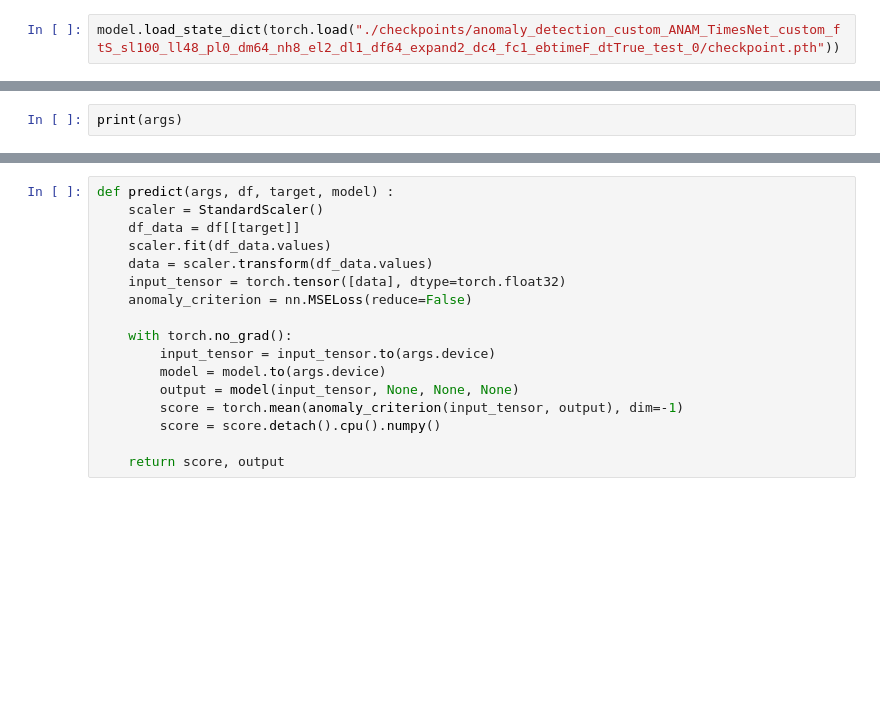
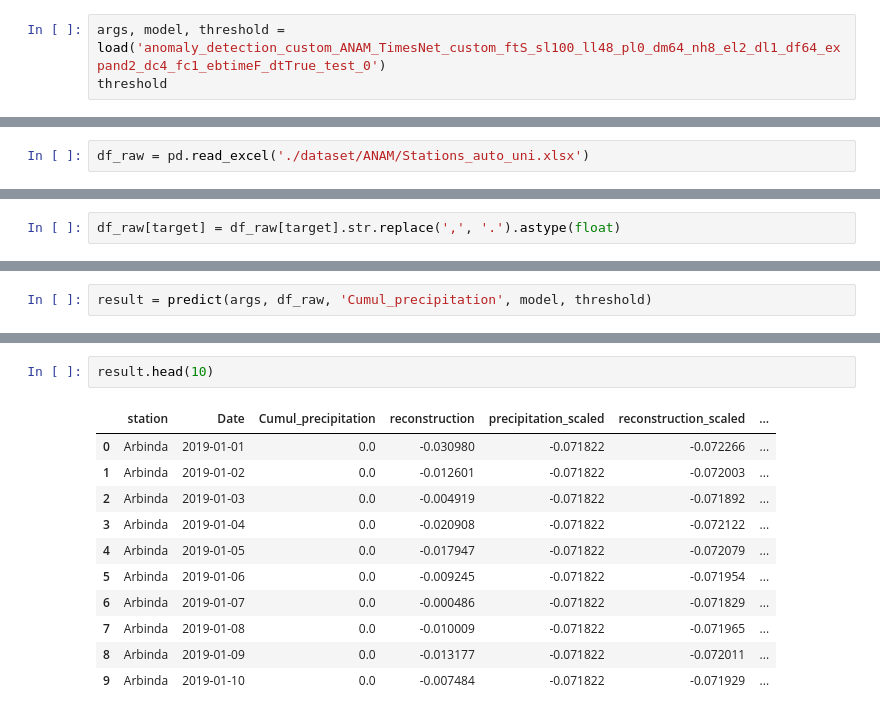
Before and after one commit to skillhunter01/Time-Series-Library, a Jupyter notebook: main.ipynb, the cells around one changed output, grey strips where cells are left out. Drawn from its saved outputs; the diff is of its cells as text; blank space fills up the shorter version.

Commit message:
Final anomaly

```diff
--- a/main.ipynb
+++ b/main.ipynb
@@ -16,3 +127,4 @@ Use GPU: cuda:0
 # %%
-model.load_state_dict(torch.load("./checkpoints/anomaly_detection_custom_ANAM_TimesNet_custom_ftS_sl100_ll48_pl0_dm64_nh8_el2_dl1_df64_expand2_dc4_fc1_ebtimeF_dtTrue_test_0/checkpoint.pth"))
+args, model, threshold = load('anomaly_detection_custom_ANAM_TimesNet_custom_ftS_sl100_ll48_pl0_dm64_nh8_el2_dl1_df64_expand2_dc4_fc1_ebtimeF_dtTrue_test_0')
+threshold
 # %% [output]
@@ -20,2 +133,2 @@ model.load_state_dict(torch.load("./checkpoints/anomaly_detection_custom_ANAM_Ti
 # %%
-print(args)
+df_raw = pd.read_excel('./dataset/ANAM/Stations_auto_uni.xlsx')
@@ -23,0 +150,2 @@ Namespace(activation='gelu', anomaly_ratio=1.0, augmentation_ratio=0, batch_size
+# %%
+df_raw[target] = df_raw[target].str.replace(',', '.').astype(float)
@@ -23,0 +154,2 @@ Namespace(activation='gelu', anomaly_ratio=1.0, augmentation_ratio=0, batch_size
+# %%
+result = predict(args, df_raw, 'Cumul_precipitation', model, threshold)
@@ -24,18 +174,15 @@ Namespace(activation='gelu', anomaly_ratio=1.0, augmentation_ratio=0, batch_size
 # %%
-def predict(args, df, target, model) :
-    scaler = StandardScaler()
-    df_data = df[[target]]
-    scaler.fit(df_data.values)
-    data = scaler.transform(df_data.values)
-    input_tensor = torch.tensor([data], dtype=torch.float32)
-    anomaly_criterion = nn.MSELoss(reduce=False)
-
-    with torch.no_grad():
-        input_tensor = input_tensor.to(args.device)
-        model = model.to(args.device)
-        output = model(input_tensor, None, None, None)
-        score = torch.mean(anomaly_criterion(input_tensor, output), dim=-1)
-        score = score.detach().cpu().numpy()
-
-    return score, output
+result.head(10)
+# %% [output]
+|  | station | Date | Cumul_precipitation | reconstruction | precipitation_scaled | reconstruction_scaled | ... |
+| 0 | Arbinda | 2019-01-01 | 0.0 | -0.030980 | -0.071822 | -0.072266 | ... |
+| 1 | Arbinda | 2019-01-02 | 0.0 | -0.012601 | -0.071822 | -0.072003 | ... |
+| 2 | Arbinda | 2019-01-03 | 0.0 | -0.004919 | -0.071822 | -0.071892 | ... |
+| 3 | Arbinda | 2019-01-04 | 0.0 | -0.020908 | -0.071822 | -0.072122 | ... |
+| 4 | Arbinda | 2019-01-05 | 0.0 | -0.017947 | -0.071822 | -0.072079 | ... |
+| 5 | Arbinda | 2019-01-06 | 0.0 | -0.009245 | -0.071822 | -0.071954 | ... |
+| 6 | Arbinda | 2019-01-07 | 0.0 | -0.000486 | -0.071822 | -0.071829 | ... |
+| 7 | Arbinda | 2019-01-08 | 0.0 | -0.010009 | -0.071822 | -0.071965 | ... |
+| 8 | Arbinda | 2019-01-09 | 0.0 | -0.013177 | -0.071822 | -0.072011 | ... |
+| 9 | Arbinda | 2019-01-10 | 0.0 | -0.007484 | -0.071822 | -0.071929 | ... |
 # %%
```
Also changed, not shown: parts of 32 cells of this notebook, 5 other files.
